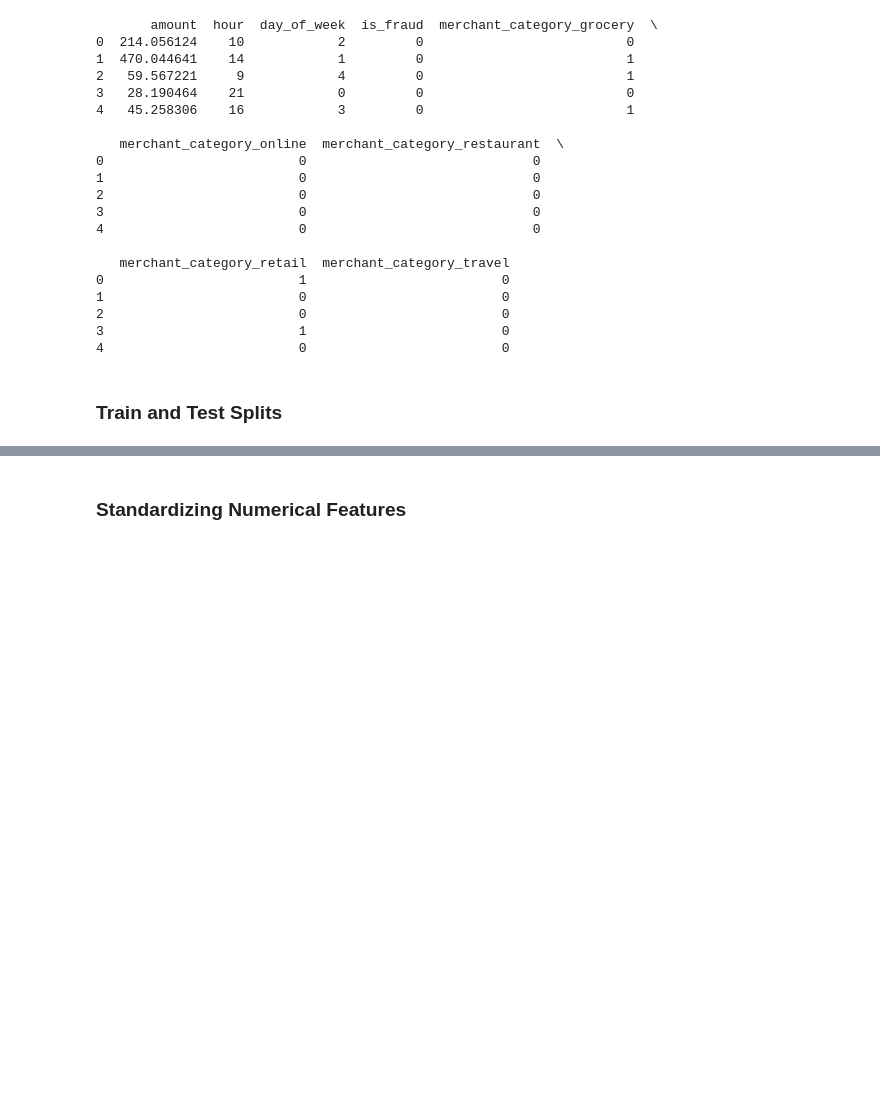
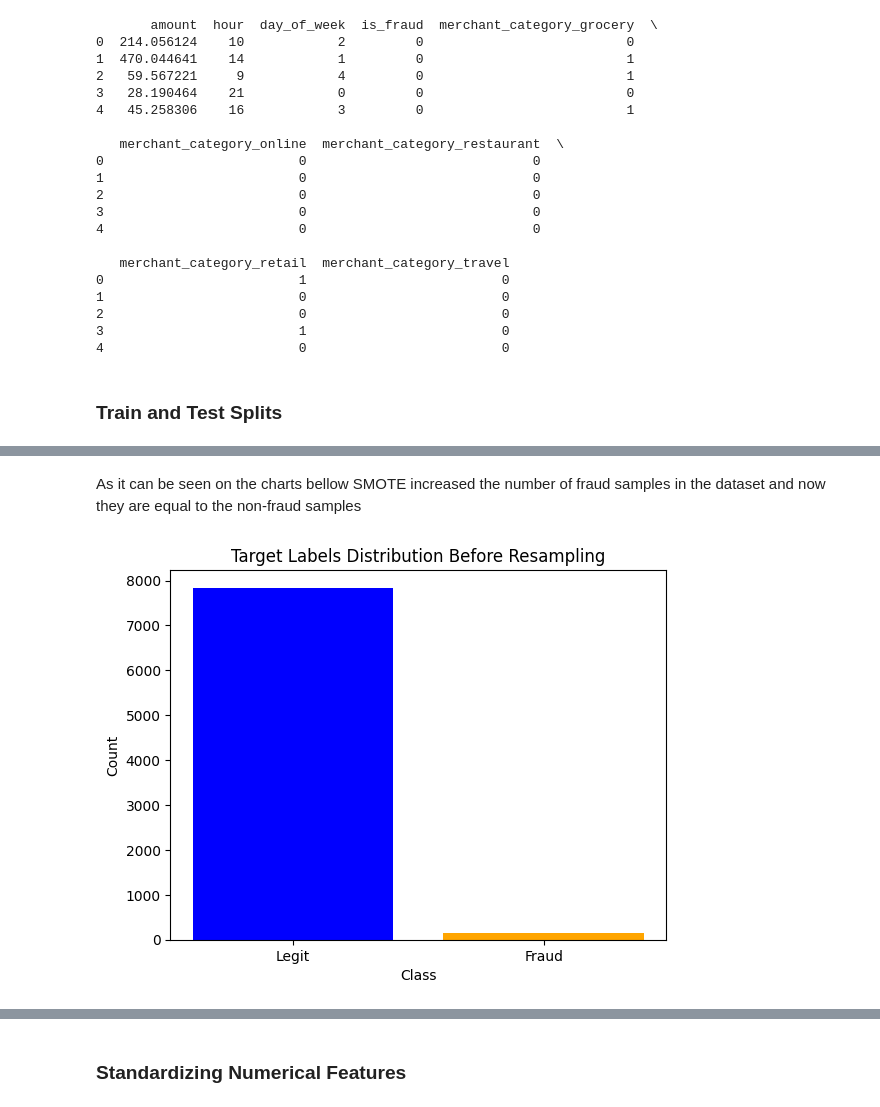
Before and after one commit to webmaster99-stack/credit-card-fraud-detection, a Jupyter notebook: notebooks/model_training_synthetic_data.ipynb, the cells around one changed output, grey strips where cells are left out. Drawn from its saved outputs; the diff is of its cells as text; code cells hidden in the pictures; blank space fills up the shorter version.

```diff
--- a/notebooks/model_training_synthetic_data.ipynb
+++ b/notebooks/model_training_synthetic_data.ipynb
@@ -72,0 +87,13 @@ Name: count, dtype: int64
+# %% [markdown]
+As it can be seen on the charts bellow SMOTE increased the number of fraud samples in the dataset and now they are equal to the non-fraud samples
+# %%
+import matplotlib.pyplot as plt
+
+plt.bar(y.value_counts().index, y.value_counts().values, color=["blue", "orange"])
+plt.xticks([0, 1], ["Legit", "Fraud"])
+plt.xlabel("Class")
+plt.ylabel("Count")
+plt.title("Target Labels Distribution Before Resampling")
+plt.show()
+# %% [output]
+[figure, added]
```
Also changed, not shown: parts of 30 cells of this notebook, 1 other file.
